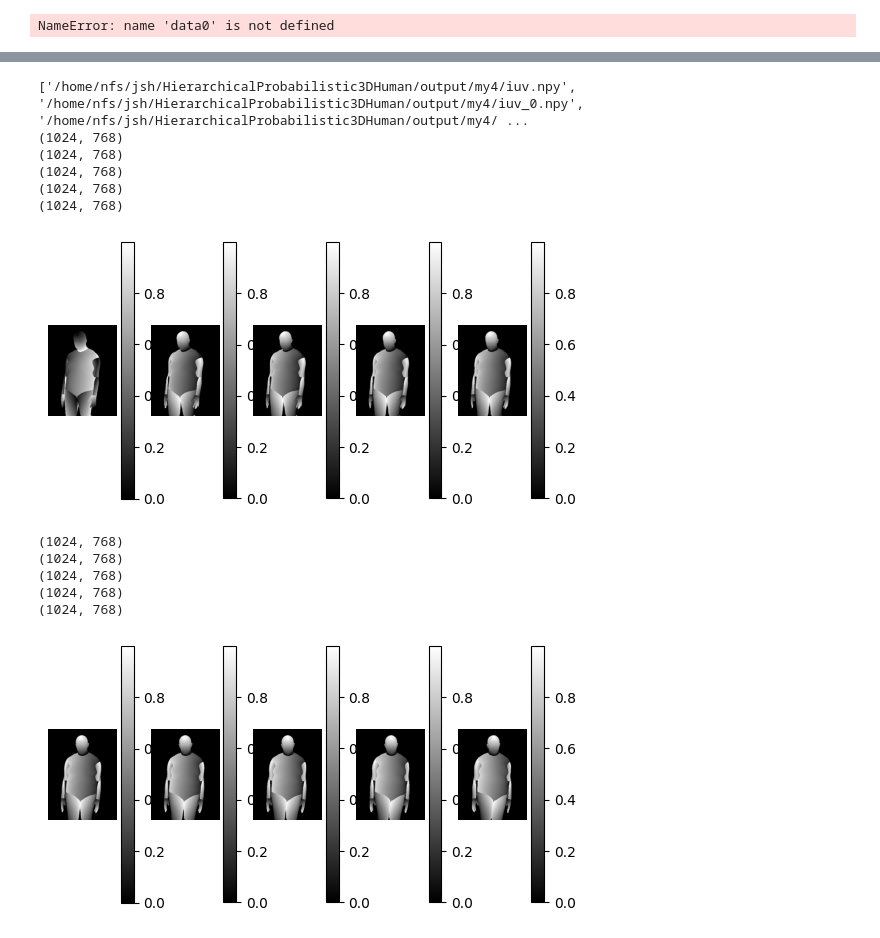
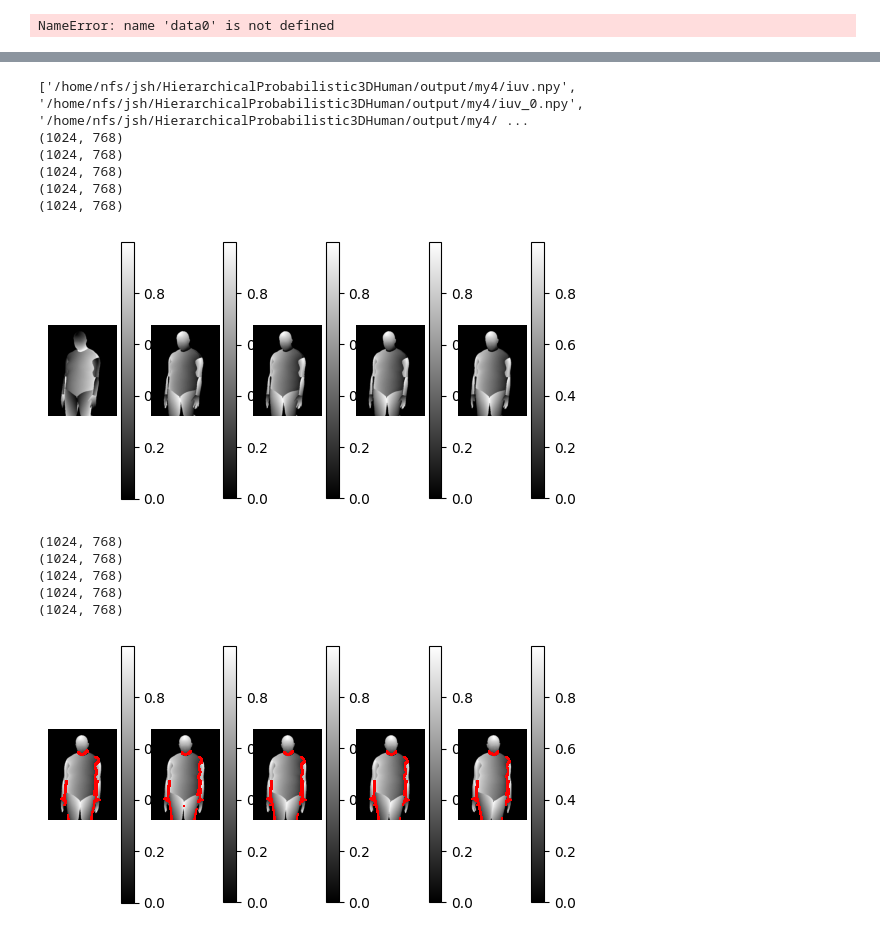
Before and after one commit to Sihui-Ji-10-9/DisCo10.9, a Jupyter notebook: tsv_example/visualize_tsv.ipynb, the cells around one changed output, grey strips where cells are left out. Drawn from its saved outputs; the diff is of its cells as text; code cells hidden in the pictures.

```diff
--- a/tsv_example/visualize_tsv.ipynb
+++ b/tsv_example/visualize_tsv.ipynb
@@ -375,7 +375,7 @@ tensor_transforms = transforms.Compose(
 imSize = (512, 640)
 h, w = imSize[1], imSize[0]
 dp_path = '/HOME/HOME/jisihui/VITON-hd-resized/try/densepose/00006_00.jpg.npy'
-dp_path0 = '/home/nfs/jsh/HierarchicalProbabilistic3DHuman/output/my/range/iuv1_13.5.npy'
+dp_path0 = '/home/nfs/jsh/HierarchicalProbabilistic3DHuman/output/my2/range/iuv_0.npy'
 
 # from IPython import embed; embed()
 data00 = np.load(dp_path)[0, :, :]
@@ -406,10 +406,17 @@ plt.colorbar()
 plt.show()
 
 print(data10.shape)
+
+# 创建一个红色的颜色映射
+cmap = plt.get_cmap('gray')
+# 创建一个副本数组，将对应数据值为0.5的像素设为红色
+masked_data = np.ma.masked_inside(data10, 0.1, 0.2)
+cmap.set_bad(color='red', alpha=1.0)
+
 plt.subplot(1,2,1)
 plt.axis('off')
 # 绘制图像
-plt.imshow(data10, cmap='gray')
+plt.imshow(masked_data, cmap=cmap)
 # 添加颜色条
 plt.colorbar()
 
@@ -458,32 +465,38 @@ for i in range(5,10):
     data0 = np.load(path_i)[0, :, :]
     data1 = np.load(path_i)[1, :, :]
 
     print(data1.shape)
+    # 创建一个红色的颜色映射
+    cmap = plt.get_cmap('gray')
+    # 创建一个副本数组，将对应数据值为0.5的像素设为红色
+    masked_data = np.ma.masked_inside(data1, 0.1, 0.2)
+    cmap.set_bad(color='red', alpha=1.0)
+
     plt.subplot(1,5,i-4)
     plt.axis('off')
     # 绘制图像
-    plt.imshow(data1, cmap='gray')
+    plt.imshow(masked_data, cmap=cmap)
     # 添加颜色条
     plt.colorbar()
 plt.show()
 
 # plt.subplot(1,2,2)
 # plt.axis('off')
 # # 绘制图像
 # plt.imshow(data01,cmap='gray')
 # # 添加颜色条
 # plt.colorbar()
 # %% [output]
 ['/home/nfs/jsh/HierarchicalProbabilistic3DHuman/output/my4/iuv.npy', '/home/nfs/jsh/HierarchicalProbabilistic3DHuman/output/my4/iuv_0.npy', '/home/nfs/jsh/HierarchicalProbabilistic3DHuman/output/my4/ ...
 (1024, 768)
 (1024, 768)
 (1024, 768)
 (1024, 768)
 (1024, 768)
 [figure]
 (1024, 768)
 (1024, 768)
 (1024, 768)
 (1024, 768)
 (1024, 768)
-[figure, old version]
+[figure, new version]
```
Also changed, not shown: parts of 5 cells of this notebook, 12 other files.
